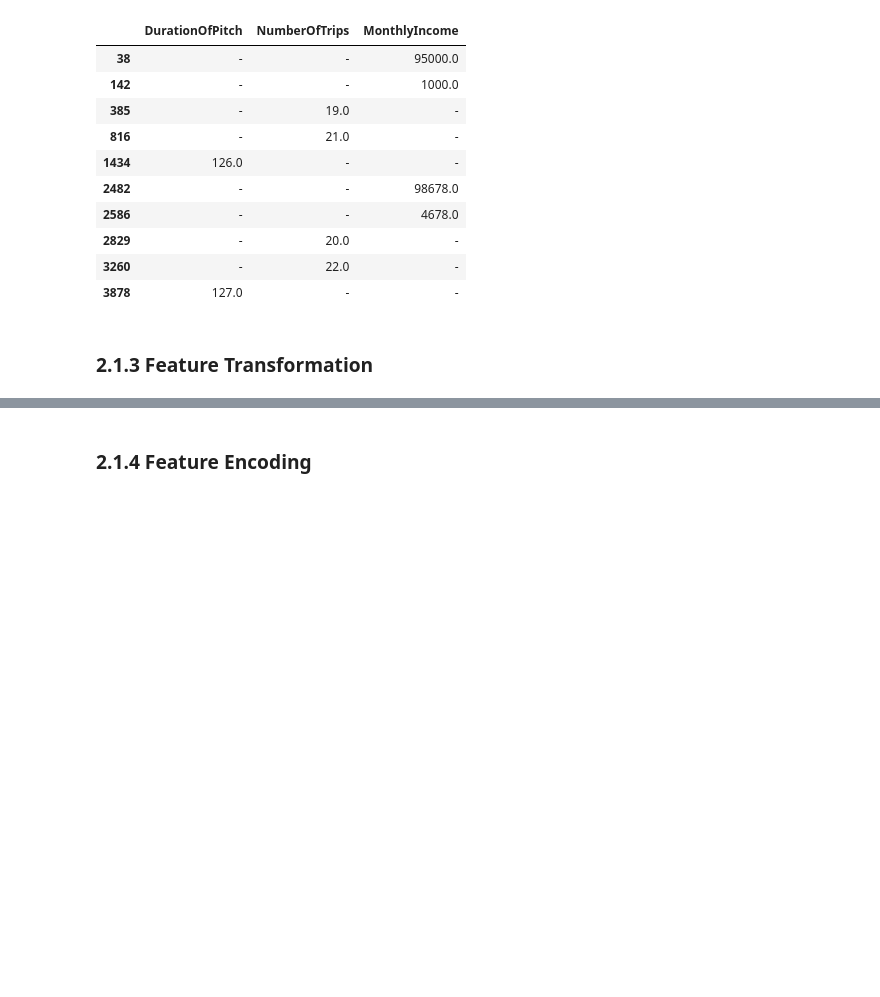
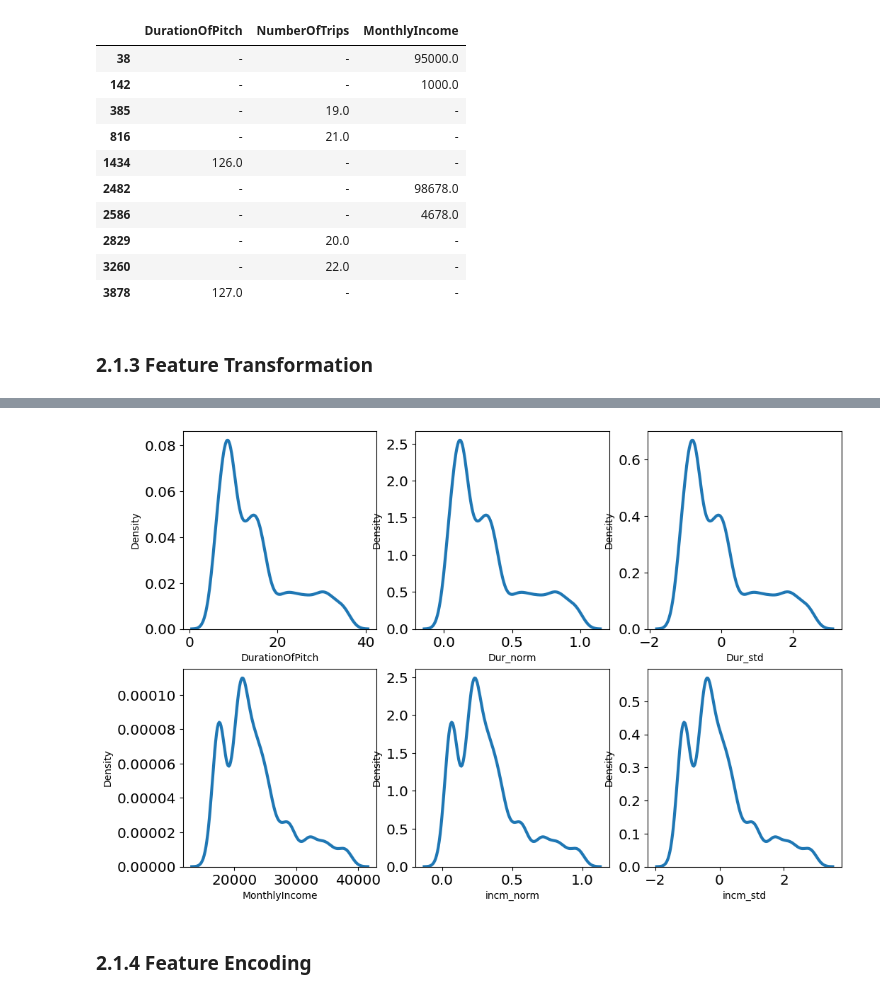
Before and after one commit to andreadeputra/Rakamin_Final_Project, a Jupyter notebook: Infinity.ipynb, the cells around one changed output, grey strips where cells are left out. Drawn from its saved outputs; the diff is of its cells as text; code cells hidden in the pictures; blank space fills up the shorter version.

```diff
--- a/Infinity.ipynb
+++ b/Infinity.ipynb
@@ -620,3 +673,13 @@ for col in skew_col:
+# %%
+for i in range(len(Dur)):
+    plt.subplot(2,3,i+1)
+    sns.kdeplot(df1[Dur[i]])
+
+for i in range(len(Income)):
+    plt.subplot(2,3,i+4)
+    sns.kdeplot(df1[Income[i]])
+# %% [output]
+[figure, added]
 # %% [markdown]
 ### 2.1.4 Feature Encoding
 # %% [markdown]
```
Also changed, not shown: parts of 17 cells of this notebook.
